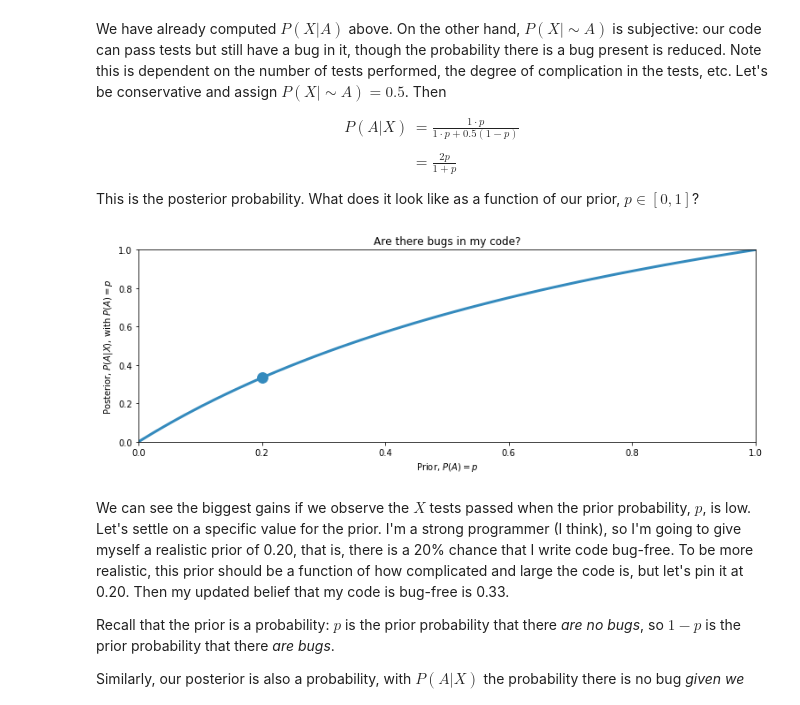
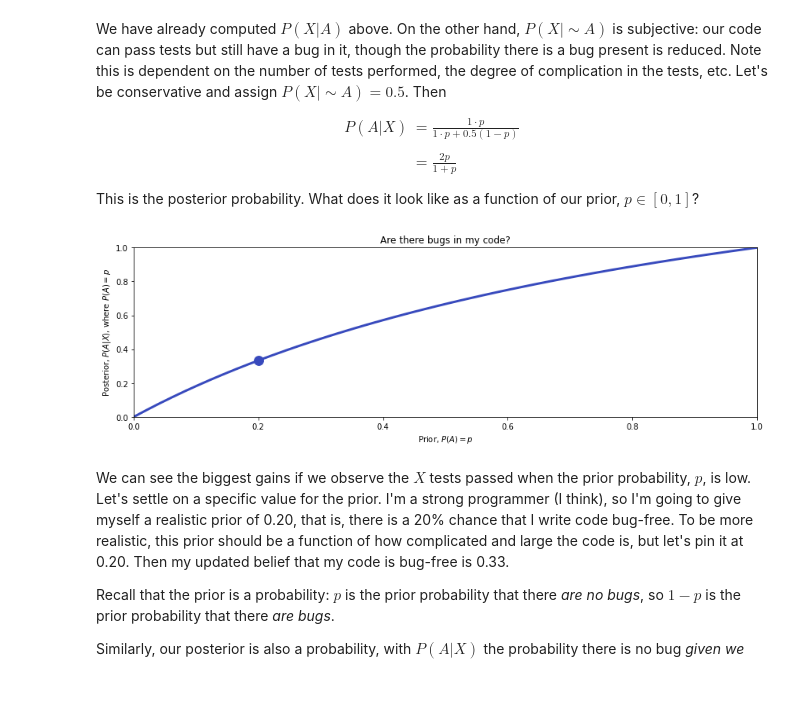
Before and after one commit to acatovic/Probabilistic-Programming-and-Bayesian-Methods-for-Hackers, a Jupyter notebook: Chapter1_Introduction/Ch1_Introduction_NumPyro.ipynb, the cells around one changed output. Saved outputs shown, nothing was run; the diff lists cells and outputs as text; code cells hidden in the pictures.

```diff
--- a/Chapter1_Introduction/Ch1_Introduction_NumPyro.ipynb
+++ b/Chapter1_Introduction/Ch1_Introduction_NumPyro.ipynb
@@ -152,18 +160,25 @@ P(A | X) & = \frac{1\cdot p}{ 1\cdot p +0.5 (1-p) } \\\\
 & = \frac{ 2 p}{1+p}
 \end{align}
 This is the posterior probability. What does it look like as a function of our prior, $p \in [0,1]$?
+# %%
+def posterior(p):
+    return 2. * p / (1 + p)
 # %%
-figsize(12.5, 4)
-p = torch.linspace(0, 1, 50)
-plt.plot(p, 2 * p / (1 + p), color="#348ABD", lw=3)
-plt.scatter(0.2, 2*(0.2)/1.2, s=140, c="#348ABD")
+prior = 0.2
+post = posterior(prior)
+
+plt.figure(figsize=(12, 4))
+p = jxp.linspace(0, 1, 50)
+plt.plot(p, posterior(p), color='#384ABD', lw=3)
+plt.scatter(prior, post, s=140, c='#384ABD')
 plt.xlim(0, 1)
 plt.ylim(0, 1)
-plt.xlabel("Prior, $P(A) = p$")
-plt.ylabel("Posterior, $P(A|X)$, with $P(A) = p$")
-plt.title("Are there bugs in my code?");
+plt.xlabel('Prior, $P(A) = p$')
+plt.ylabel('Posterior, $P(A|X)$, where $P(A) = p$')
+plt.title('Are there bugs in my code?')
+plt.tight_layout()
 # %% [output]
-[figure, old version]
+[figure, new version]
 # %% [markdown]
 We can see the biggest gains if we observe the $X$ tests passed when the prior probability, $p$, is low. Let's settle on a specific value for the prior. I'm a strong programmer (I think), so I'm going to give myself a realistic prior of 0.20, that is, there is a 20% chance that I write code bug-free. To be more realistic, this prior should be a function of how complicated and large the code is, but let's pin it at 0.20. Then my updated belief that my code is bug-free is 0.33.
 
```
Also changed, not shown: parts of 2 cells of this notebook.
